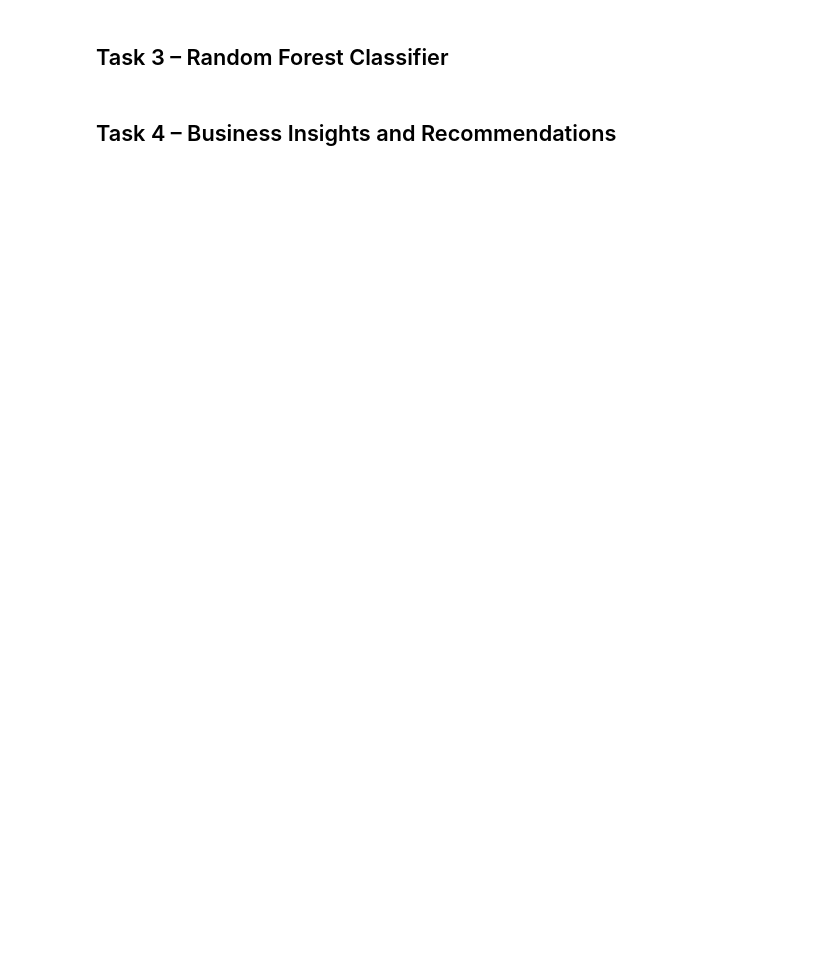
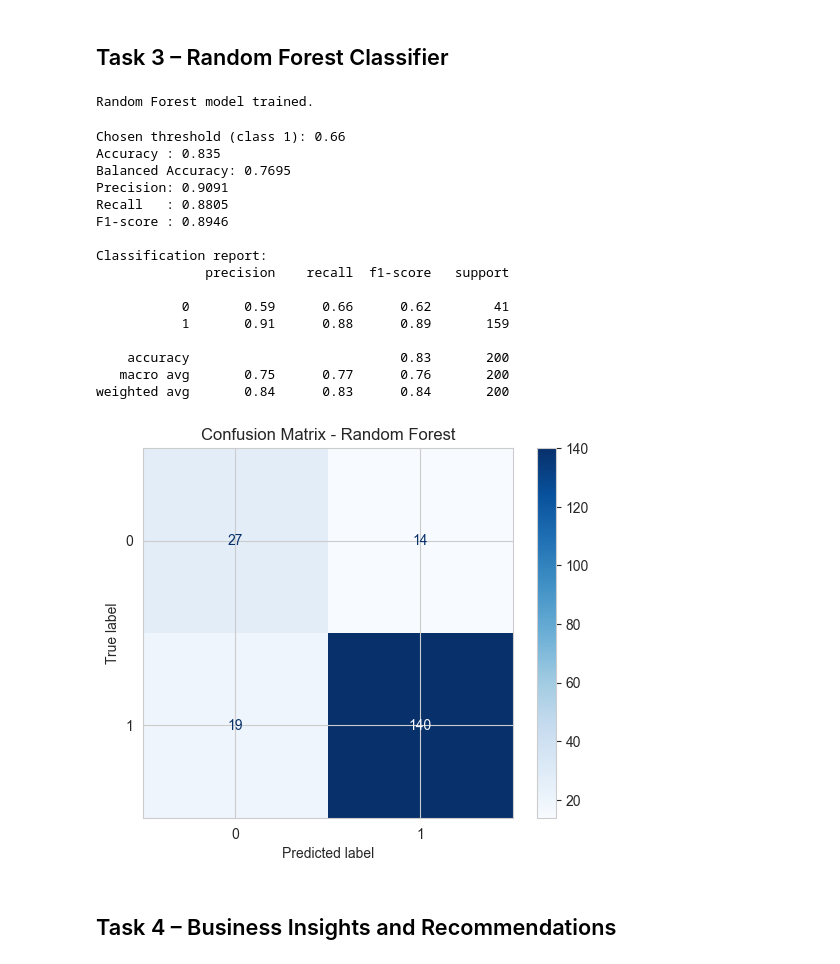
Before and after one commit to RA-h/SOEN_471_A1, a Jupyter notebook: src/main.ipynb, the cells around one changed output. Saved outputs shown, nothing was run; the diff lists cells and outputs as text; code cells hidden in the pictures; blank space fills up the shorter version.

Commit message:
Update notebook Task 2/3 flow and streamline random forest analysis

```diff
--- a/src/main.ipynb
+++ b/src/main.ipynb
@@ -232,4 +406,80 @@ Blah Blah Blah
 # %% [markdown]
 ## Task 3 – Random Forest Classifier
+# %%
+from sklearn.ensemble import RandomForestClassifier
+
+# Reuse encoded features from Task 2 if already available, otherwise encode here
+if 'X_train_enc' not in globals() or 'X_test_enc' not in globals():
+    X_train_enc = pd.get_dummies(X_train, drop_first=True)
+    X_test_enc = pd.get_dummies(X_test, drop_first=True)
+    X_train_enc, X_test_enc = X_train_enc.align(X_test_enc, join='left', axis=1, fill_value=0)
+
+rf = RandomForestClassifier(
+    n_estimators=300,
+    random_state=42,
+    class_weight='balanced',
+    n_jobs=-1
+)
+rf.fit(X_train_enc, y_train)
+print('Random Forest model trained.')
+# %% [output]
+Random Forest model trained.
+# %%
+from sklearn.metrics import precision_score, recall_score, f1_score, classification_report, ConfusionMatrixDisplay, balanced_accuracy_score
+import numpy as np
+
+# Random Forest threshold tuning + evaluation (same style as Decision Tree)
+rf_proba_matrix = np.asarray(rf.predict_proba(X_test_enc))
+rf_proba = rf_proba_matrix[:, 1]
+
+threshold_grid = np.arange(0.30, 0.71, 0.02)
+best_threshold = 0.50
+best_bal_acc = -1.0
+
+for t in threshold_grid:
+    pred_t = (rf_proba >= t).astype(int)
+    bal_acc_t = balanced_accuracy_score(y_test, pred_t)
+    if bal_acc_t > best_bal_acc:
+        best_bal_acc = bal_acc_t
+        best_threshold = float(t)
+
+rf_best_pred = (rf_proba >= best_threshold).astype(int)
+
+acc = accuracy_score(y_test, rf_best_pred)
+bal_acc = balanced_accuracy_score(y_test, rf_best_pred)
+prec = precision_score(y_test, rf_best_pred)
+rec = recall_score(y_test, rf_best_pred)
+f1 = f1_score(y_test, rf_best_pred)
+
+print('Chosen threshold (class 1):', round(best_threshold, 2))
+print('Accuracy :', round(acc, 4))
+print('Balanced Accuracy:', round(bal_acc, 4))
+print('Precision:', round(prec, 4))
+print('Recall   :', round(rec, 4))
+print('F1-score :', round(f1, 4))
+print('\nClassification report:')
+print(classification_report(y_test, rf_best_pred))
+
+ConfusionMatrixDisplay.from_predictions(y_test, rf_best_pred, cmap='Blues')
+plt.title('Confusion Matrix - Random Forest')
+plt.show()
+# %% [output]
+Chosen threshold (class 1): 0.66
+Accuracy : 0.835
+Balanced Accuracy: 0.7695
+Precision: 0.9091
+Recall   : 0.8805
+F1-score : 0.8946
+
+Classification report:
+              precision    recall  f1-score   support
+
+           0       0.59      0.66      0.62        41
+           1       0.91      0.88      0.89       159
+
+    accuracy                           0.83       200
+   macro avg       0.75      0.77      0.76       200
+weighted avg       0.84      0.83      0.84       200
+[figure, added]
 # %% [markdown]
 ## Task 4 – Business Insights and Recommendations
```
Also changed, not shown: parts of 3 cells of this notebook.
